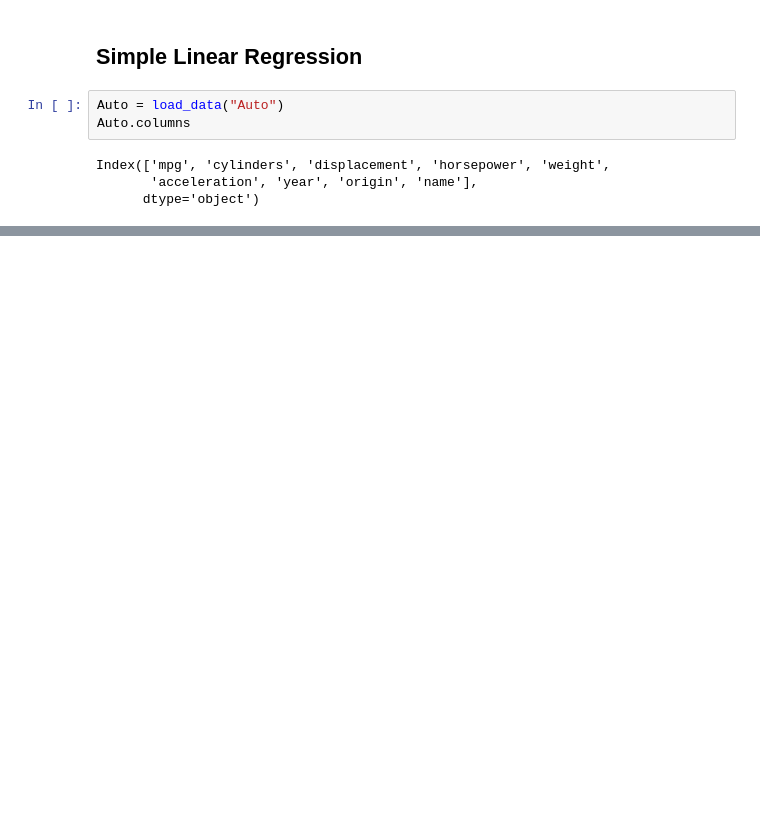
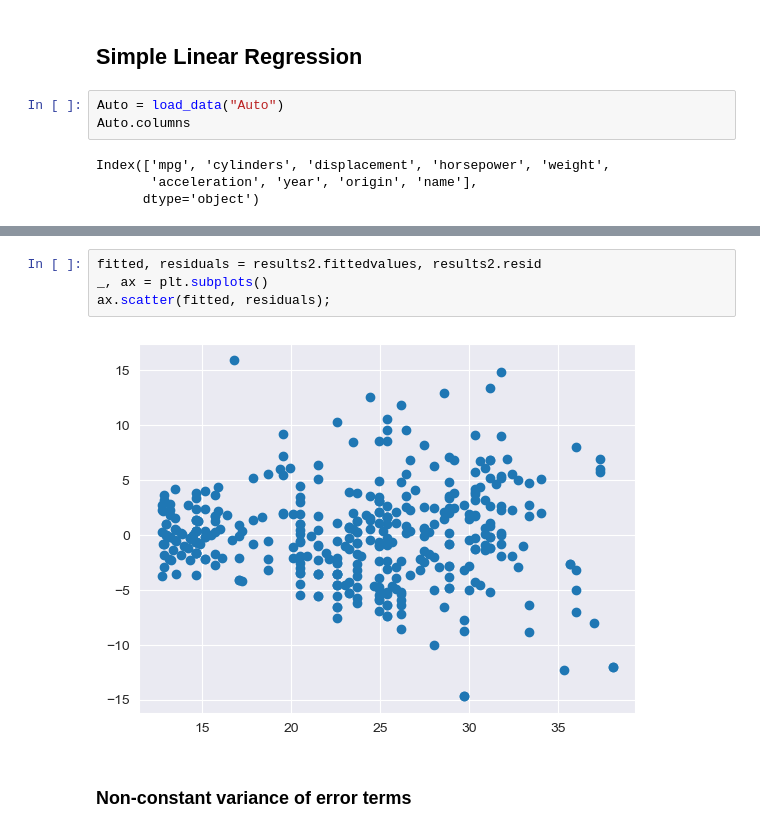
Before and after one commit to WanomiR/isl, a Jupyter notebook: notebooks/3_Exs_Linear_Regression.ipynb, the cells around one changed output, grey strips where cells are left out. Drawn from its saved outputs; the diff is of its cells as text; blank space fills up the shorter version.

```diff
--- a/notebooks/3_Exs_Linear_Regression.ipynb
+++ b/notebooks/3_Exs_Linear_Regression.ipynb
@@ -29,0 +91,8 @@ summarize(results)
+# %%
+fitted, residuals = results2.fittedvalues, results2.resid
+_, ax = plt.subplots()
+ax.scatter(fitted, residuals);
+# %% [output]
+[figure, added]
+# %% [markdown]
+### Non-constant variance of error terms
```
Also changed, not shown: parts of 22 cells of this notebook.
